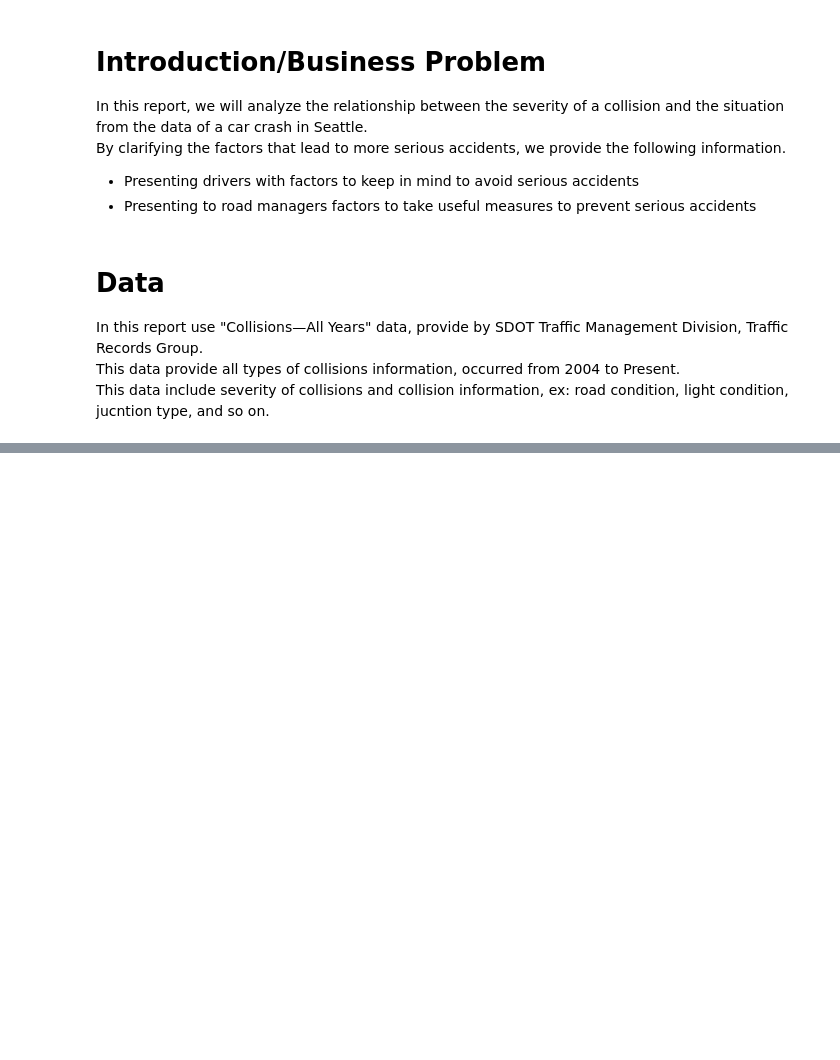
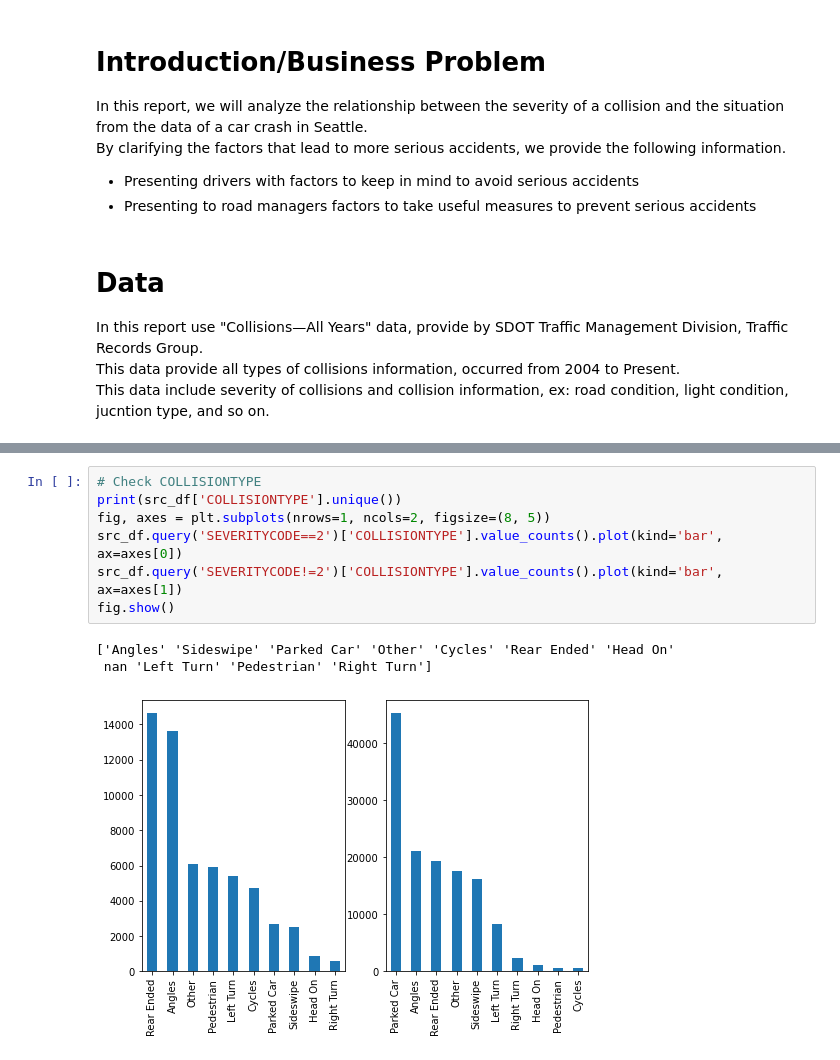
Before and after one commit to nubatama/IBMDSCapstone, a Jupyter notebook: AnalysisCarAccidentSeverity.ipynb, the cells around one changed output, grey strips where cells are left out. Saved outputs shown, nothing was run; the diff lists cells and outputs as text; blank space fills up the shorter version.

```diff
--- a/AnalysisCarAccidentSeverity.ipynb
+++ b/AnalysisCarAccidentSeverity.ipynb
@@ -17,0 +134,11 @@ This data include severity of collisions and collision information, ex: road con
+# %%
+# Check COLLISIONTYPE
+print(src_df['COLLISIONTYPE'].unique())
+fig, axes = plt.subplots(nrows=1, ncols=2, figsize=(8, 5))
+src_df.query('SEVERITYCODE==2')['COLLISIONTYPE'].value_counts().plot(kind='bar', ax=axes[0])
+src_df.query('SEVERITYCODE!=2')['COLLISIONTYPE'].value_counts().plot(kind='bar', ax=axes[1])
+fig.show()
+# %% [output]
+['Angles' 'Sideswipe' 'Parked Car' 'Other' 'Cycles' 'Rear Ended' 'Head On'
+ nan 'Left Turn' 'Pedestrian' 'Right Turn']
+[figure, added]
```
Also changed, not shown: parts of 35 cells of this notebook.
